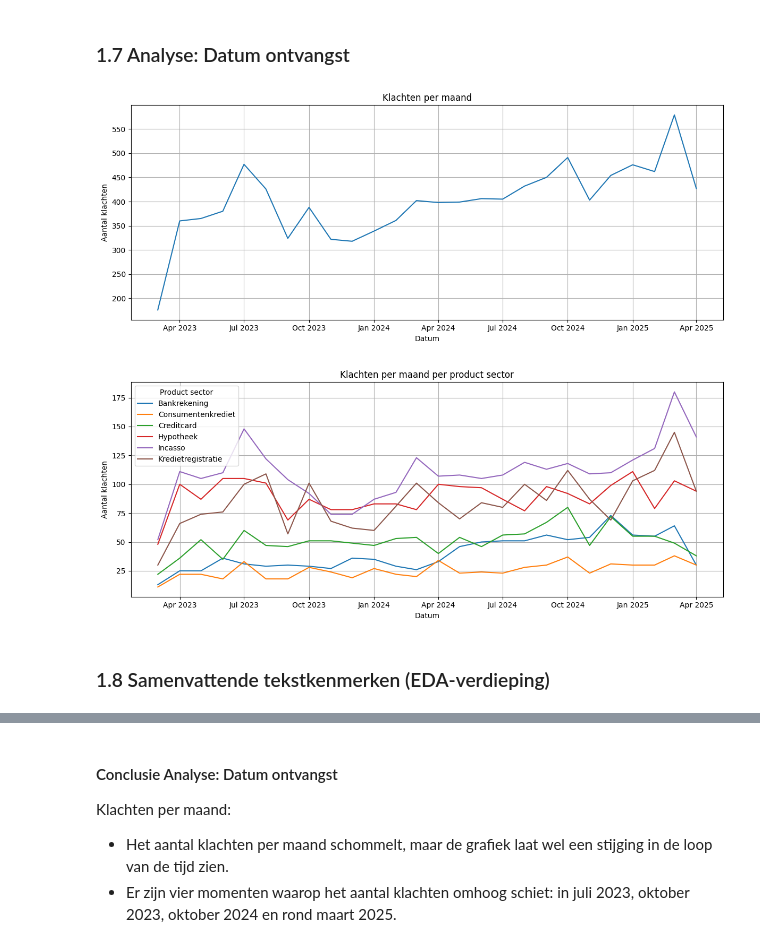
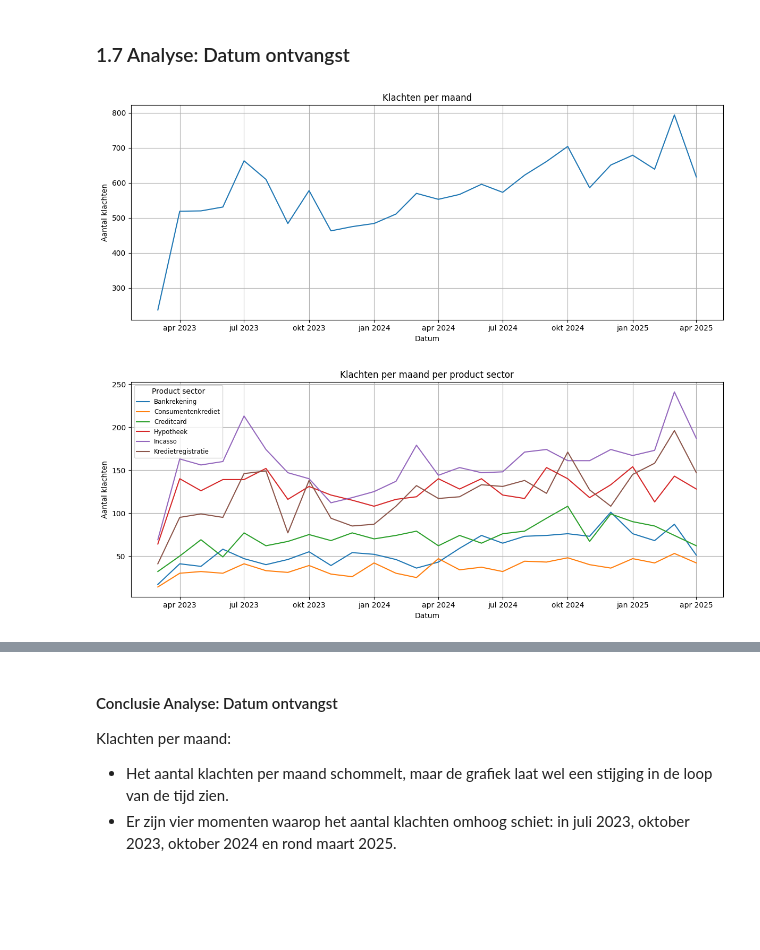
Before and after one commit to OdessaA/dataproject_1, a Jupyter notebook: 01_EDA.ipynb, the cells around one changed output, grey strips where cells are left out. Drawn from its saved outputs; the diff is of its cells as text; code cells hidden in the pictures; blank space fills up the shorter version.

```diff
--- a/01_EDA.ipynb
+++ b/01_EDA.ipynb
@@ -294,9 +283,9 @@ Name: count, dtype: int64
 ### 1.7 Analyse: Datum ontvangst
 # %%
 # datum string omzetten naar datetime
-train_df['Datum_ontvangst'] = pd.to_datetime(train_df['Datum_ontvangst'])
+df['Datum_ontvangst'] = pd.to_datetime(df['Datum_ontvangst'])
 # %%
-counts = train_df.groupby(train_df['Datum_ontvangst'].dt.to_period('M')).size() # groeperen op jaar-maand en aantallen per maand tellen
+counts = df.groupby(df['Datum_ontvangst'].dt.to_period('M')).size() # groeperen op jaar-maand en aantallen per maand tellen
 counts.index = counts.index.to_timestamp()
 
 fig, ax = plt.subplots(figsize=(12,5))
@@ -312,30 +301,28 @@ plt.grid(True)
 plt.tight_layout()
 plt.show()
 # %% [output]
-[figure, old version]
+[figure, new version]
 # %%
 # groeperen per maand en per product sector
 counts_sector = (
-    train_df.groupby([train_df['Datum_ontvangst'].dt.to_period('M'), 'Product']).size().unstack(fill_value=0))
+    df.groupby([df['Datum_ontvangst'].dt.to_period('M'), 'Product']).size().unstack(fill_value=0))
 
 # index terugzetten naar timestamp
 counts_sector.index = counts_sector.index.to_timestamp()
 
 fig, ax = plt.subplots(figsize=(12,5))
 
 for sector in counts_sector.columns:
     ax.plot(counts_sector.index, counts_sector[sector], label=sector)
 
 # Labels en titel
 ax.xaxis.set_major_formatter(mdates.DateFormatter('%b %Y')) # maand - jaar labels
 plt.title("Klachten per maand per product sector")
 plt.xlabel("Datum")
 plt.ylabel("Aantal klachten")
-plt.legend(title="Product sector")
+plt.legend(title="Product sector", loc='upper left', fontsize=8.5)
 plt.grid(True)
 plt.tight_layout()
 plt.show()
 # %% [output]
-[figure, old version]
+[figure, new version]
-# %% [markdown]
-### 1.8 Samenvattende tekstkenmerken (EDA-verdieping)
```
Also changed, not shown: parts of 17 cells of this notebook.
